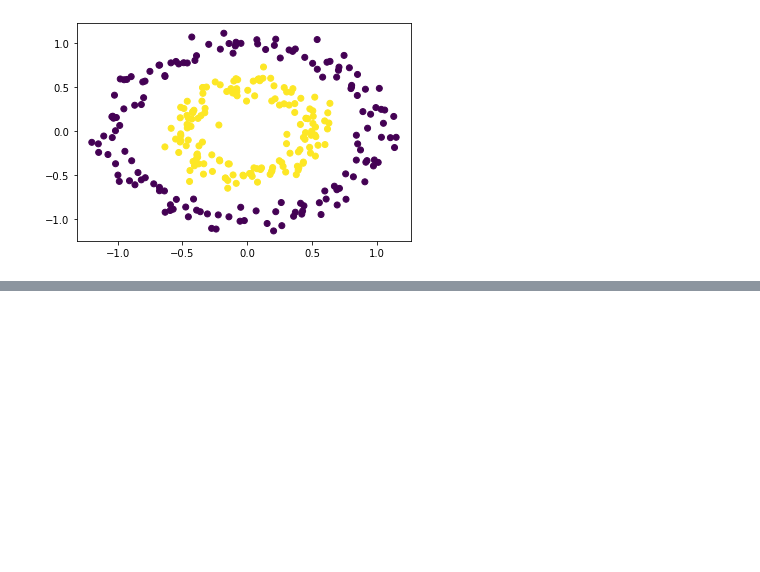
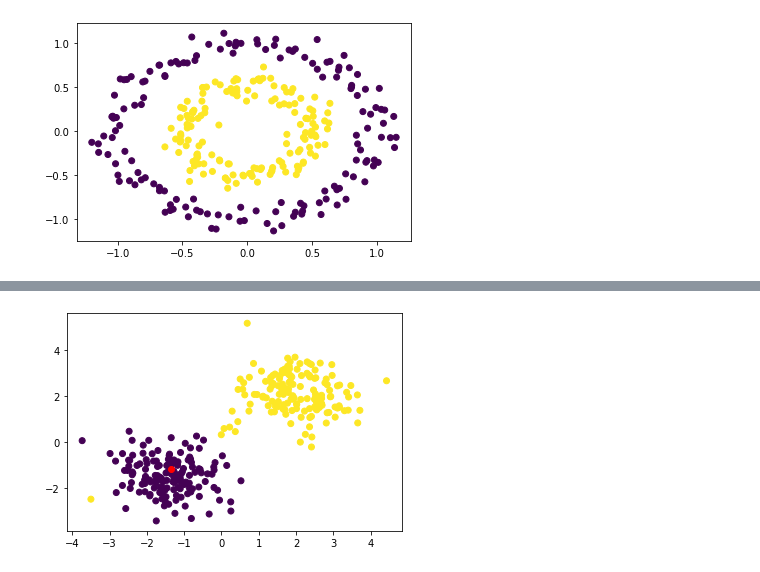
Before and after one commit to jdcc/ac207_final, a Jupyter notebook: 2.0_other_datasets.ipynb, the cells around one changed output, grey strips where cells are left out. Cells and saved outputs as stored; diff of their text form; code cells hidden in the pictures; blank space fills up the shorter version.

```diff
--- a/2.0_other_datasets.ipynb
+++ b/2.0_other_datasets.ipynb
@@ -170,0 +198,6 @@ fig.tight_layout()
+# %%
+chosen_point = x[4,:]
+plt.scatter(x[:,0], x[:,1], c=y)
+_ = plt.scatter(*chosen_point, color='red')
+# %% [output]
+[figure, added]
```
Also changed, not shown: parts of 16 cells of this notebook, 1 other file.
